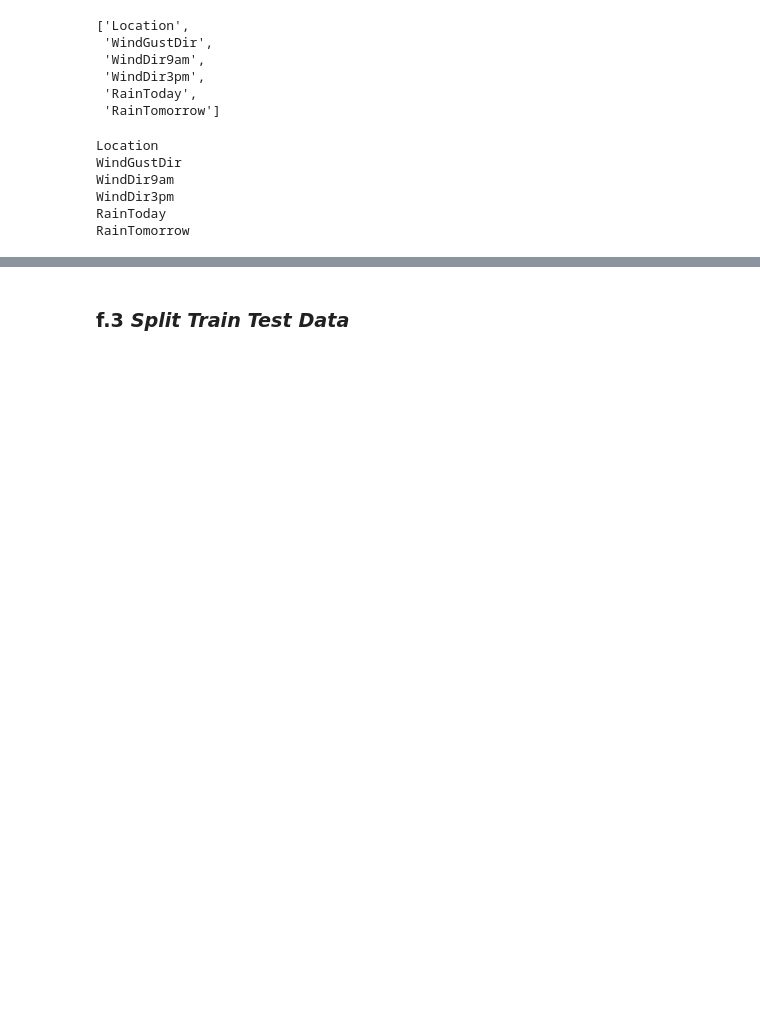
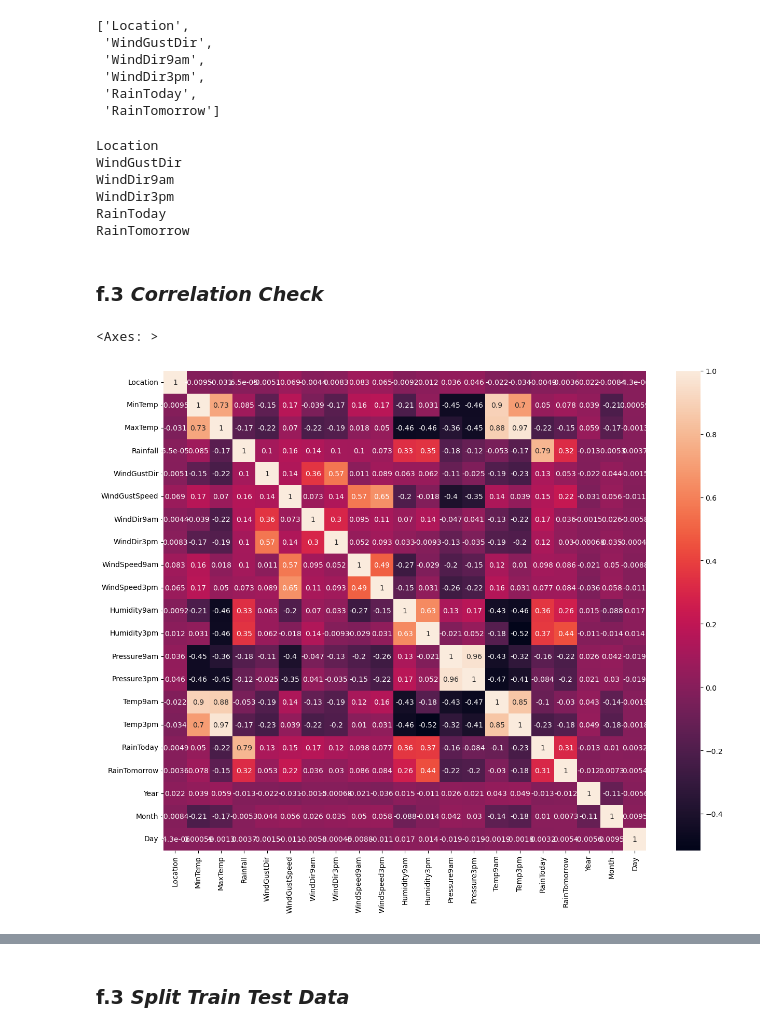
Before and after one commit to vincenta1206519/Hacktiv8_FinalProject, a Jupyter notebook: Final Project 2/PYTN_KampusMerdeka_fp2_Kelompok9.ipynb, the cells around one changed output, grey strips where cells are left out. Drawn from its saved outputs; the diff is of its cells as text; code cells hidden in the pictures; blank space fills up the shorter version.

```diff
--- a/Final Project 2/PYTN_KampusMerdeka_fp2_Kelompok9.ipynb
+++ b/Final Project 2/PYTN_KampusMerdeka_fp2_Kelompok9.ipynb
@@ -345,8 +402,8 @@ Disini proses akan dilanjut dengan memfilter nilai *outlier* yang ada di *datafr
 def winsorize_numerical_outliers(df):
     df_winsorized = df.copy()
     for column in numerical_df:
-        # Winsorize 10% nilai terendah dan 5% nilai tertinggi
-        df_winsorized[column] = winsorize(df[column], limits=[0.05, 0.01])
+        # Winsorize 10% nilai terendah dan 10% nilai tertinggi
+        df_winsorized[column] = winsorize(df[column], limits=[0.10, 0.05])
 
     return df_winsorized
 
@@ -387,3 +446,12 @@ WindDir9am
 WindDir3pm
 RainToday
 RainTomorrow
+# %% [markdown]
+### f.3 *Correlation Check*
+# %%
+correlation_check = df_clean.corr()
+plt.figure(figsize=(15,12))
+sns.heatmap(correlation_check, annot=True)
+# %% [output]
+<Axes: >
+[figure, added]
```
Also changed, not shown: parts of 39 cells of this notebook, 3 other files.
